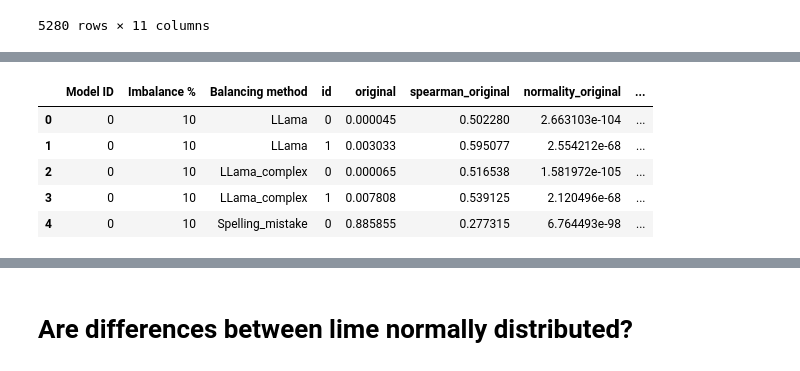
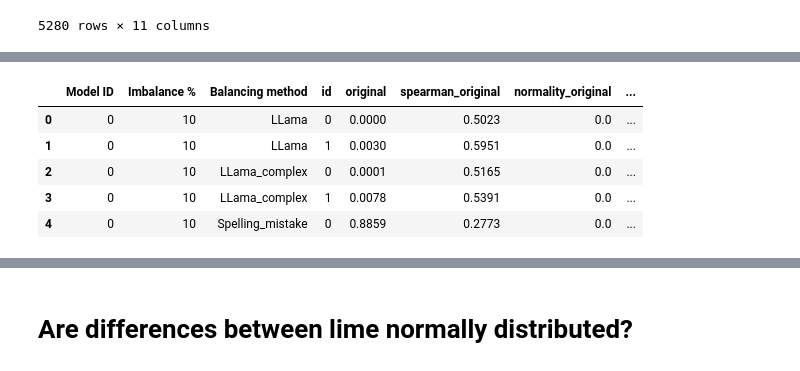
Before and after one commit to pawlik0wskim/BalancingMethodsNLP, a Jupyter notebook: Results/XAI_analysis.ipynb, the cells around one changed output, grey strips where cells are left out. Cells and saved outputs as stored; diff of their text form; code cells hidden in the pictures.

```diff
--- a/Results/XAI_analysis.ipynb
+++ b/Results/XAI_analysis.ipynb
@@ -218,39 +218,39 @@ def get_p_values(df, lime="lime_sentence"):
             # Filtering models based on balanced datasets
             other_methods = df_tmp[df_tmp["Balancing method"]!="imbalanced"]
             for method in np.unique(other_methods["Balancing method"]):
                 for i in np.unique(other_methods.id)[:2]:
                     # Saving basic model identification
                     res = {}
                     res["Model ID"] = model_id
                     res["Imbalance %"] = imbalance
                     res["Balancing method"] = method
                     res["id"] = i
                     # Comparing xai from original model and xai from balanced model
                     df_tmp = other_methods[other_methods["Balancing method"]==method]
                     x1 = ast.literal_eval(df_tmp[df_tmp.id==i][lime].values[0])
                     x2 = ast.literal_eval(original[original.id==i][lime].values[0])
                     res["original"] = stats.wilcoxon(x1, x2)[1]
                     res["spearman_original"] = spearmanr(x1, x2)[0]
                     res["normality_original"] = kstest(np.array(x1)-np.array(x2), 'norm')[1]
                     # Comparing xai from imbalanced model and xai from balanced model if imbalanced model was not bad (acc>0.6 & f1!=0)
                     if len(imbalanced)>0:
                         x3 = ast.literal_eval(imbalanced[imbalanced.id==i][lime].values[0])
                         res["imbalanced"] = stats.wilcoxon(x1, x3)[1]
                         res["spearman_imbalanced"] = spearmanr(x1, x3)[0]
                         res["normality_imbalanced"] = kstest(np.array(x1)-np.array(x2), 'norm')[1]
                     results.append(res)
     return pd.DataFrame(results)
 
 results_sentence = get_p_values(df, lime="lime_sentence")
 results_word = get_p_values(df, lime="lime_word")
-results_sentence.head()
+results_sentence.head().round(4)
 # %% [output]
 |  | Model ID | Imbalance % | Balancing method | id | original | spearman_original | normality_original | ... |
-| 0 | 0 | 10 | LLama | 0 | 0.000045 | 0.502280 | 2.663103e-104 | ... |
-| 1 | 0 | 10 | LLama | 1 | 0.003033 | 0.595077 | 2.554212e-68 | ... |
-| 2 | 0 | 10 | LLama_complex | 0 | 0.000065 | 0.516538 | 1.581972e-105 | ... |
-| 3 | 0 | 10 | LLama_complex | 1 | 0.007808 | 0.539125 | 2.120496e-68 | ... |
-| 4 | 0 | 10 | Spelling_mistake | 0 | 0.885855 | 0.277315 | 6.764493e-98 | ... |
+| 0 | 0 | 10 | LLama | 0 | 0.0000 | 0.5023 | 0.0 | ... |
+| 1 | 0 | 10 | LLama | 1 | 0.0030 | 0.5951 | 0.0 | ... |
+| 2 | 0 | 10 | LLama_complex | 0 | 0.0001 | 0.5165 | 0.0 | ... |
+| 3 | 0 | 10 | LLama_complex | 1 | 0.0078 | 0.5391 | 0.0 | ... |
+| 4 | 0 | 10 | Spelling_mistake | 0 | 0.8859 | 0.2773 | 0.0 | ... |
 # %%
 # Method used to join results and metrics tables
 def add_metrics(results, metrics):
```
Also changed, not shown: parts of 13 cells of this notebook, 3 other files.
